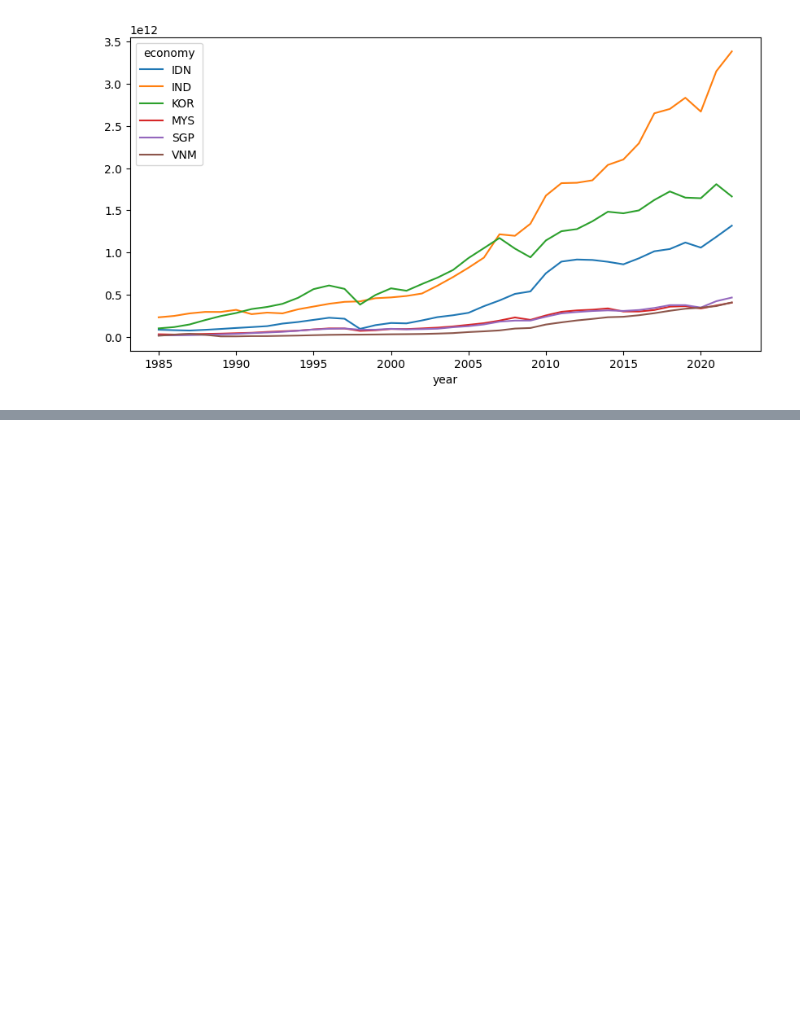
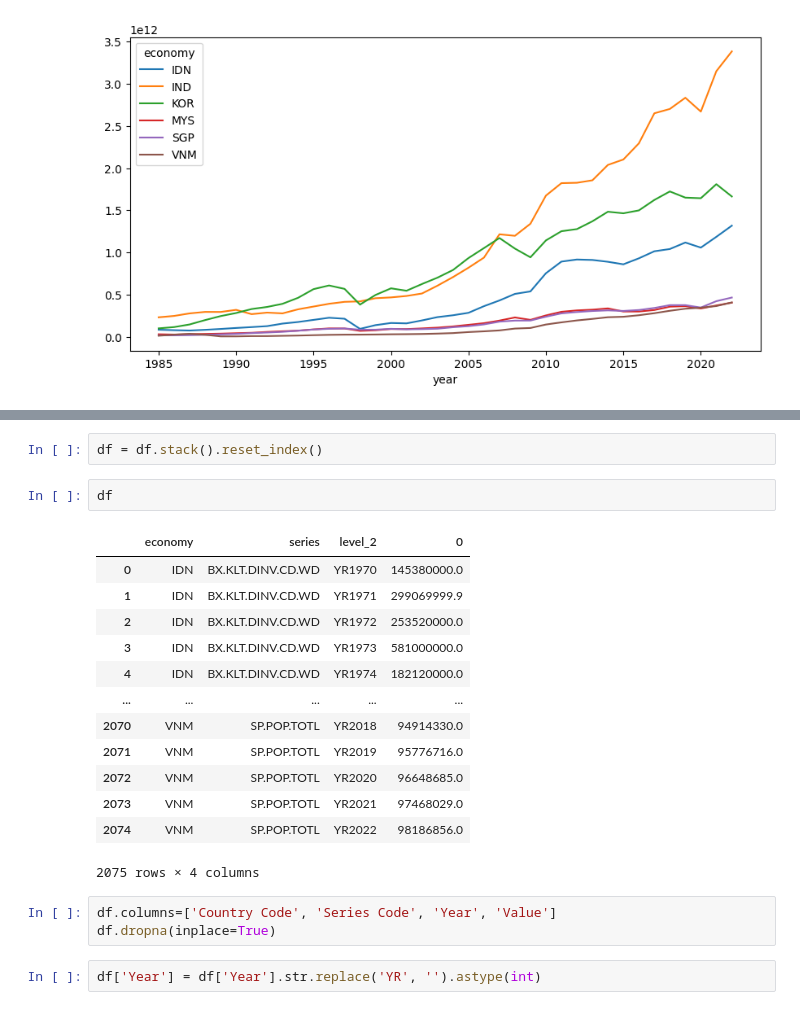
Before and after one commit to alexsgit/wbdata, a Jupyter notebook: notebooks/data_exploration.ipynb, the cells around one changed output, grey strips where cells are left out. Cells and saved outputs as stored; diff of their text form; blank space fills up the shorter version.

```diff
--- a/notebooks/data_exploration.ipynb
+++ b/notebooks/data_exploration.ipynb
@@ -137,0 +164,23 @@ df.plot(x='year', figsize=(10, 5))
+# %%
+df = df.stack().reset_index()
+# %%
+df
+# %% [output]
+|  | economy | series | level_2 | 0 |
+| 0 | IDN | BX.KLT.DINV.CD.WD | YR1970 | 145380000.0 |
+| 1 | IDN | BX.KLT.DINV.CD.WD | YR1971 | 299069999.9 |
+| 2 | IDN | BX.KLT.DINV.CD.WD | YR1972 | 253520000.0 |
+| 3 | IDN | BX.KLT.DINV.CD.WD | YR1973 | 581000000.0 |
+| 4 | IDN | BX.KLT.DINV.CD.WD | YR1974 | 182120000.0 |
+| ... | ... | ... | ... | ... |
+| 2070 | VNM | SP.POP.TOTL | YR2018 | 94914330.0 |
+| 2071 | VNM | SP.POP.TOTL | YR2019 | 95776716.0 |
+| 2072 | VNM | SP.POP.TOTL | YR2020 | 96648685.0 |
+| 2073 | VNM | SP.POP.TOTL | YR2021 | 97468029.0 |
+| 2074 | VNM | SP.POP.TOTL | YR2022 | 98186856.0 |
+2075 rows × 4 columns
+# %%
+df.columns=['Country Code', 'Series Code', 'Year', 'Value']
+df.dropna(inplace=True)
+# %%
+df['Year'] = df['Year'].str.replace('YR', '').astype(int)
```
Also changed, not shown: parts of 6 cells of this notebook, 1 other file.
